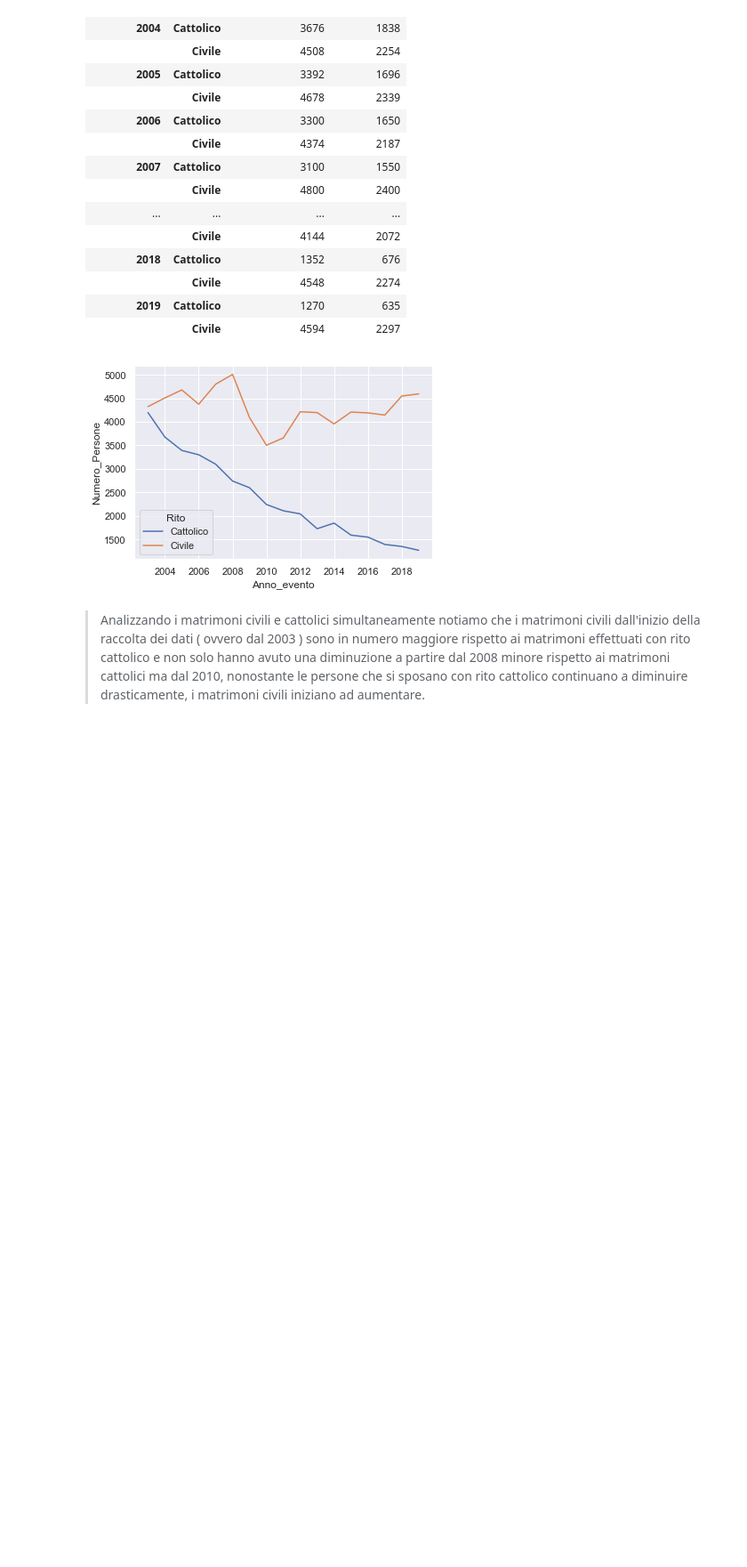
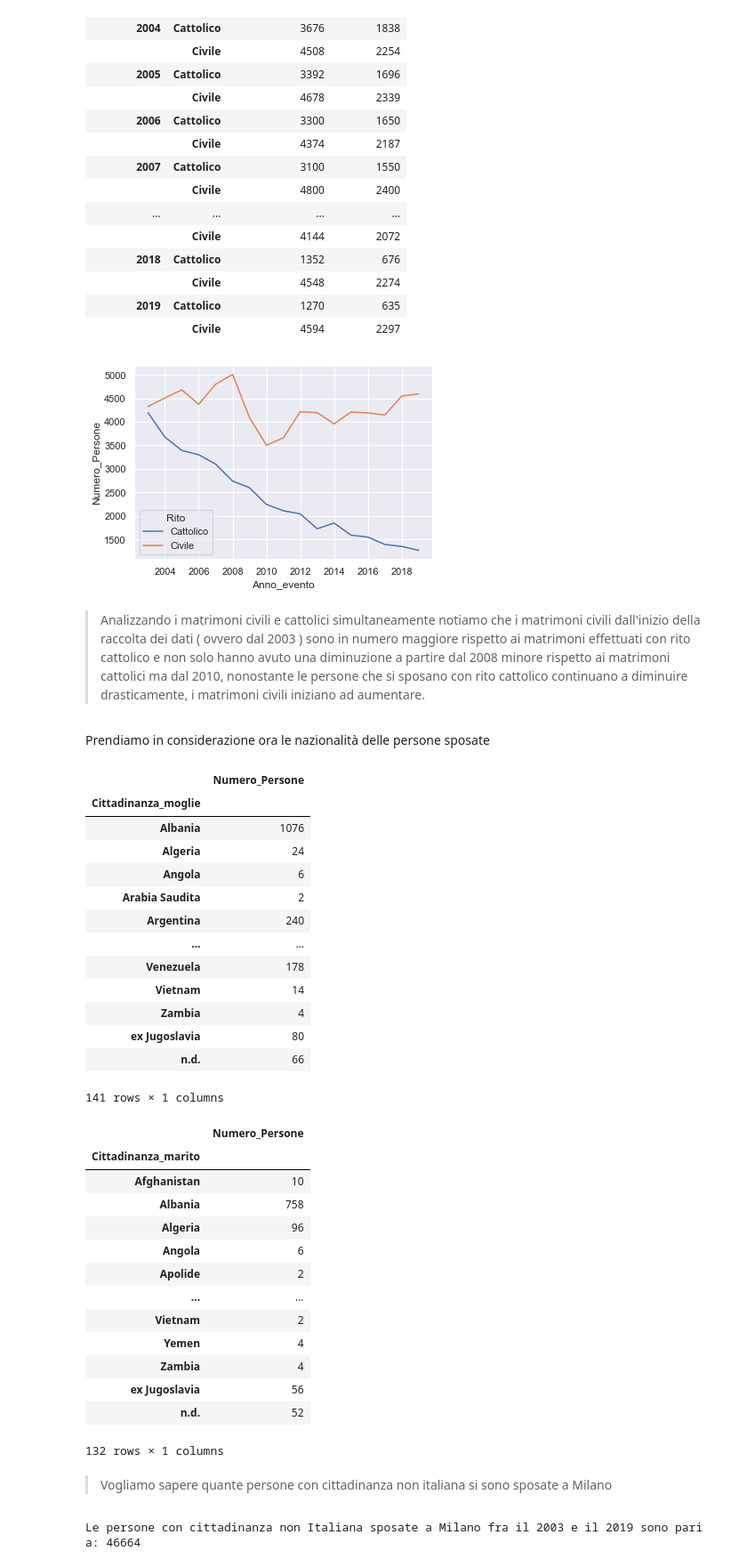
Before and after one commit to LasSuricatos/Esercizi, a Jupyter notebook: ESERCITAZIONE.ipynb, the cells around one changed output. Shown at 89% size. Saved outputs shown, nothing was run; the diff lists cells and outputs as text; code cells hidden in the pictures; blank space fills up the shorter version.

```diff
--- a/ESERCITAZIONE.ipynb
+++ b/ESERCITAZIONE.ipynb
@@ -252,3 +252,53 @@ seaborn.lineplot(data=df ,x='Anno_evento', y='Numero_Persone',hue="Rito");
 [figure]
 # %% [markdown]
 > Analizzando i matrimoni civili e cattolici simultaneamente notiamo che i matrimoni civili dall'inizio della raccolta dei dati ( ovvero dal 2003 ) sono in numero maggiore rispetto ai matrimoni effettuati con rito cattolico e non solo hanno avuto una diminuzione a partire dal 2008 minore rispetto ai matrimoni cattolici ma dal 2010, nonostante le persone che si sposano con rito cattolico continuano a diminuire drasticamente, i matrimoni civili iniziano ad aumentare.
+# %% [markdown]
+Prendiamo in considerazione ora le nazionalità delle persone sposate
+# %%
+citt_marito= data.groupby(['Cittadinanza_marito']).sum()
+citt_marito.drop(['Anno_evento', 'Eta_marito','Eta_moglie','Numerosità'],inplace=True, axis=1)
+
+citt_moglie= data.groupby(['Cittadinanza_moglie']).sum()
+citt_moglie.drop(['Anno_evento', 'Eta_marito','Eta_moglie','Numerosità'],inplace=True, axis=1)
+
+display(citt_moglie,citt_marito)
+# %% [output]
+|  | Numero_Persone |
+| Cittadinanza_moglie |  |
+| Albania | 1076 |
+| Algeria | 24 |
+| Angola | 6 |
+| Arabia Saudita | 2 |
+| Argentina | 240 |
+| ... | ... |
+| Venezuela | 178 |
+| Vietnam | 14 |
+| Zambia | 4 |
+| ex Jugoslavia | 80 |
+| n.d. | 66 |
+141 rows × 1 columns
+|  | Numero_Persone |
+| Cittadinanza_marito |  |
+| Afghanistan | 10 |
+| Albania | 758 |
+| Algeria | 96 |
+| Angola | 6 |
+| Apolide | 2 |
+| ... | ... |
+| Vietnam | 2 |
+| Yemen | 4 |
+| Zambia | 4 |
+| ex Jugoslavia | 56 |
+| n.d. | 52 |
+132 rows × 1 columns
+# %% [markdown]
+> Vogliamo sapere quante persone con cittadinanza non italiana si sono sposate a Milano
+# %%
+a = citt_marito.query("Cittadinanza_marito != 'Italia'")
+b = citt_moglie.query("Cittadinanza_moglie != 'Italia'")
+p1= a['Numero_Persone'].sum()
+p2 = b['Numero_Persone'].sum()
+
+print("Le persone con cittadinanza non Italiana sposate a Milano fra il 2003 e il 2019 sono pari a:", p1+p2)
+# %% [output]
+Le persone con cittadinanza non Italiana sposate a Milano fra il 2003 e il 2019 sono pari a: 46664
```
